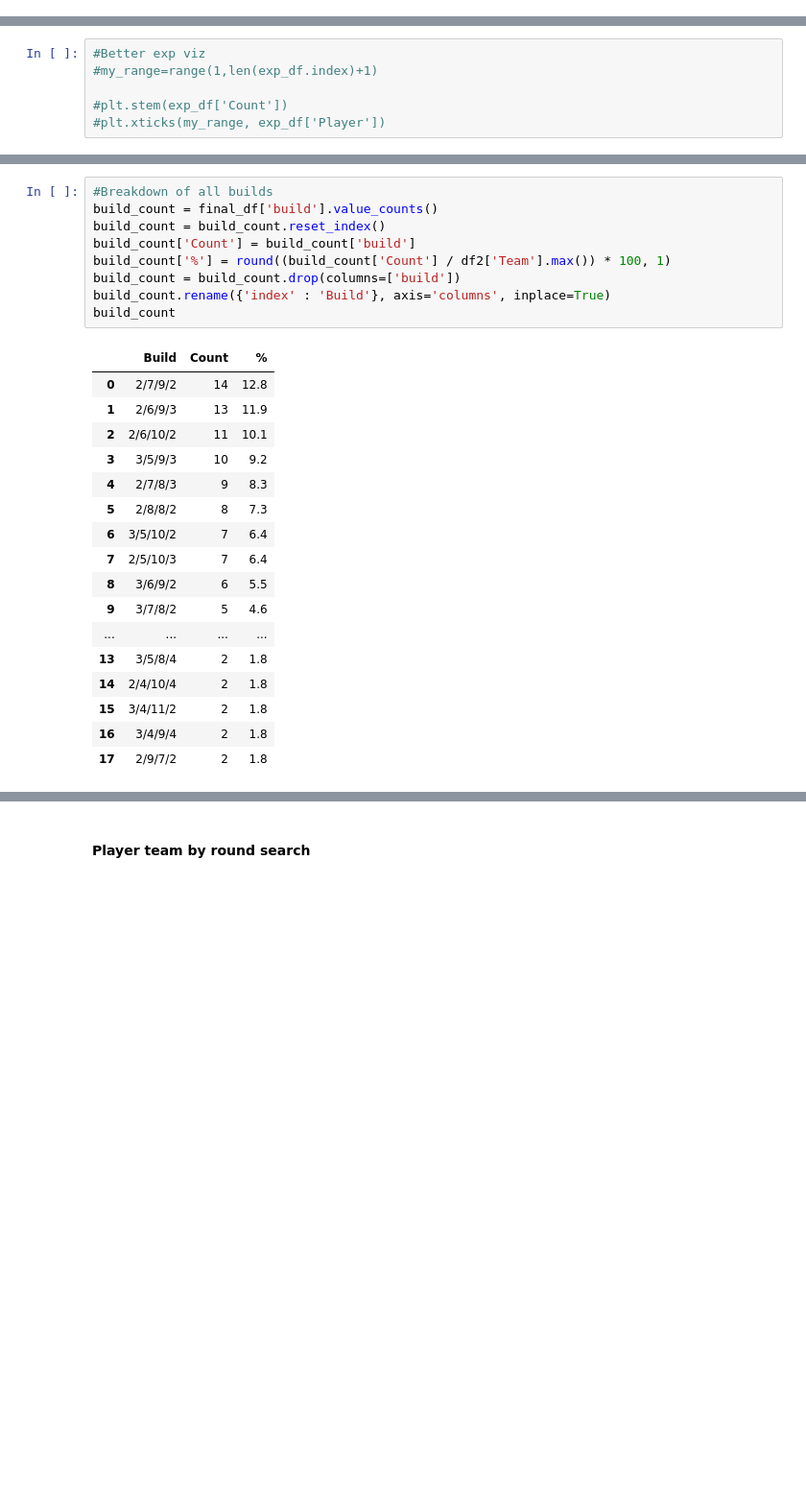
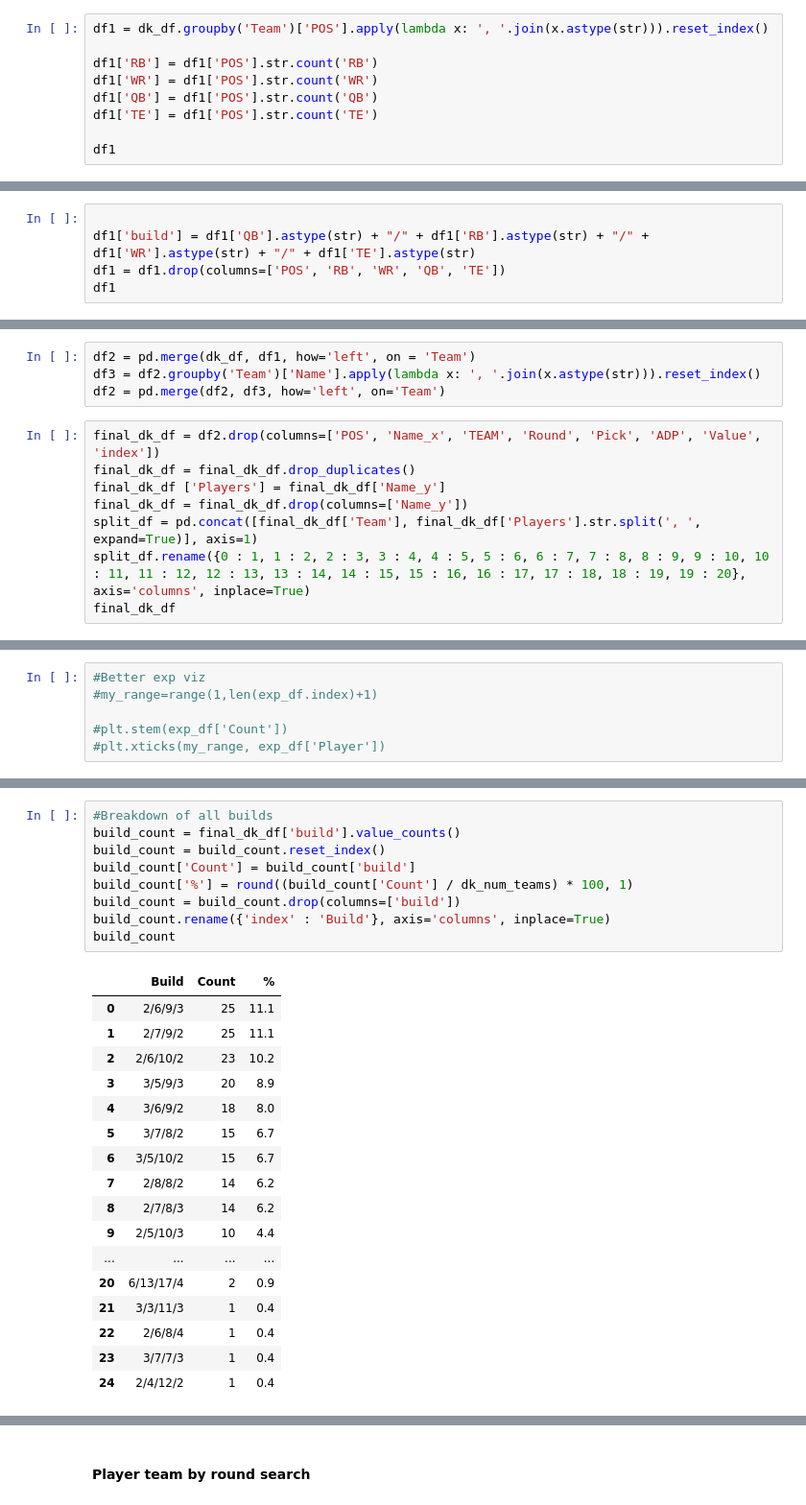
Before and after one commit to AndrewRucker/Fantasy-Football-and-Betting, a Jupyter notebook: BestBall/DK/DK.ipynb, the cells around one changed output, grey strips where cells are left out. Shown at 96% size. Drawn from its saved outputs; the diff is of its cells as text; blank space fills up the shorter version.

```diff
--- a/BestBall/DK/DK.ipynb
+++ b/BestBall/DK/DK.ipynb
@@ -326,0 +431,9 @@ df1
+# %%
+df1 = dk_df.groupby('Team')['POS'].apply(lambda x: ', '.join(x.astype(str))).reset_index()
+
+df1['RB'] = df1['POS'].str.count('RB')
+df1['WR'] = df1['POS'].str.count('WR')
+df1['QB'] = df1['POS'].str.count('QB')
+df1['TE'] = df1['POS'].str.count('TE')
+
+df1
@@ -326,0 +454,5 @@ df1
+# %%
+
+df1['build'] = df1['QB'].astype(str) + "/" + df1['RB'].astype(str) + "/" + df1['WR'].astype(str) + "/" + df1['TE'].astype(str)
+df1 = df1.drop(columns=['POS', 'RB', 'WR', 'QB', 'TE'])
+df1
@@ -326,0 +473,12 @@ df1
+# %%
+df2 = pd.merge(dk_df, df1, how='left', on = 'Team')
+df3 = df2.groupby('Team')['Name'].apply(lambda x: ', '.join(x.astype(str))).reset_index()
+df2 = pd.merge(df2, df3, how='left', on='Team')
+# %%
+final_dk_df = df2.drop(columns=['POS', 'Name_x', 'TEAM', 'Round', 'Pick', 'ADP', 'Value', 'index'])
+final_dk_df = final_dk_df.drop_duplicates()
+final_dk_df ['Players'] = final_dk_df['Name_y']
+final_dk_df = final_dk_df.drop(columns=['Name_y'])
+split_df = pd.concat([final_dk_df['Team'], final_dk_df['Players'].str.split(', ', expand=True)], axis=1)
+split_df.rename({0 : 1, 1 : 2, 2 : 3, 3 : 4, 4 : 5, 5 : 6, 6 : 7, 7 : 8, 8 : 9, 9 : 10, 10 : 11, 11 : 12, 12 : 13, 13 : 14, 14 : 15, 15 : 16, 16 : 17, 17 : 18, 18 : 19, 19 : 20}, axis='columns', inplace=True)
+final_dk_df
@@ -453,29 +660,29 @@ first_round
 # %%
 #Breakdown of all builds
-build_count = final_df['build'].value_counts()
+build_count = final_dk_df['build'].value_counts()
 build_count = build_count.reset_index()
 build_count['Count'] = build_count['build']
-build_count['%'] = round((build_count['Count'] / df2['Team'].max()) * 100, 1)
+build_count['%'] = round((build_count['Count'] / dk_num_teams) * 100, 1)
 build_count = build_count.drop(columns=['build'])
 build_count.rename({'index' : 'Build'}, axis='columns', inplace=True)
 build_count
 # %% [output]
 |  | Build | Count | % |
-| 0 | 2/7/9/2 | 14 | 12.8 |
-| 1 | 2/6/9/3 | 13 | 11.9 |
-| 2 | 2/6/10/2 | 11 | 10.1 |
-| 3 | 3/5/9/3 | 10 | 9.2 |
-| 4 | 2/7/8/3 | 9 | 8.3 |
-| 5 | 2/8/8/2 | 8 | 7.3 |
-| 6 | 3/5/10/2 | 7 | 6.4 |
-| 7 | 2/5/10/3 | 7 | 6.4 |
-| 8 | 3/6/9/2 | 6 | 5.5 |
-| 9 | 3/7/8/2 | 5 | 4.6 |
+| 0 | 2/6/9/3 | 25 | 11.1 |
+| 1 | 2/7/9/2 | 25 | 11.1 |
+| 2 | 2/6/10/2 | 23 | 10.2 |
+| 3 | 3/5/9/3 | 20 | 8.9 |
+| 4 | 3/6/9/2 | 18 | 8.0 |
+| 5 | 3/7/8/2 | 15 | 6.7 |
+| 6 | 3/5/10/2 | 15 | 6.7 |
+| 7 | 2/8/8/2 | 14 | 6.2 |
+| 8 | 2/7/8/3 | 14 | 6.2 |
+| 9 | 2/5/10/3 | 10 | 4.4 |
 | ... | ... | ... | ... |
-| 13 | 3/5/8/4 | 2 | 1.8 |
-| 14 | 2/4/10/4 | 2 | 1.8 |
-| 15 | 3/4/11/2 | 2 | 1.8 |
-| 16 | 3/4/9/4 | 2 | 1.8 |
-| 17 | 2/9/7/2 | 2 | 1.8 |
+| 20 | 6/13/17/4 | 2 | 0.9 |
+| 21 | 3/3/11/3 | 1 | 0.4 |
+| 22 | 2/6/8/4 | 1 | 0.4 |
+| 23 | 3/7/7/3 | 1 | 0.4 |
+| 24 | 2/4/12/2 | 1 | 0.4 |
 # %%
 #Breakdown of structural strategies
```
Also changed, not shown: parts of 52 cells of this notebook.
